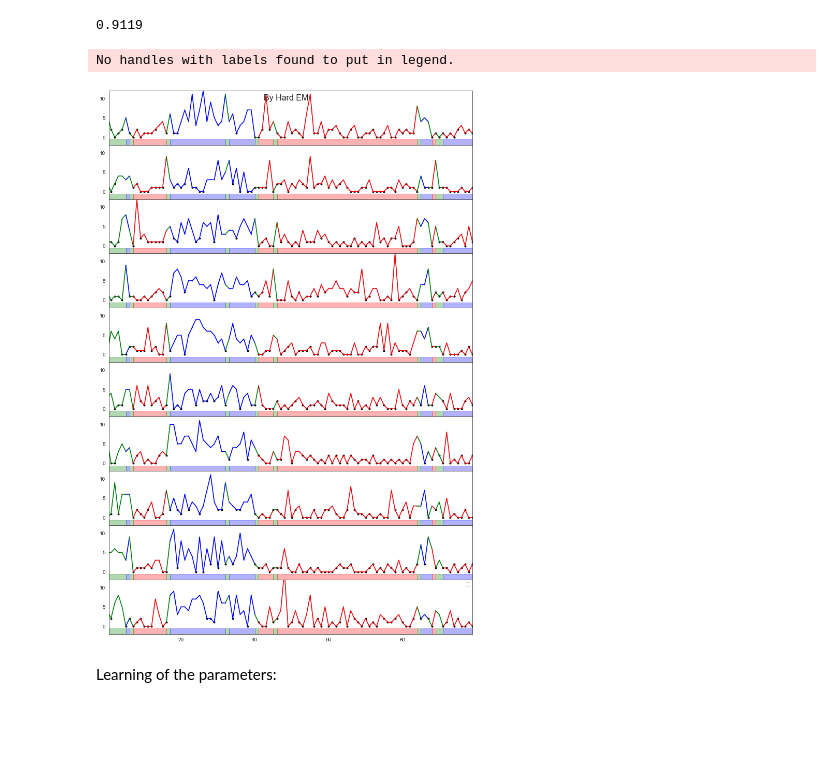
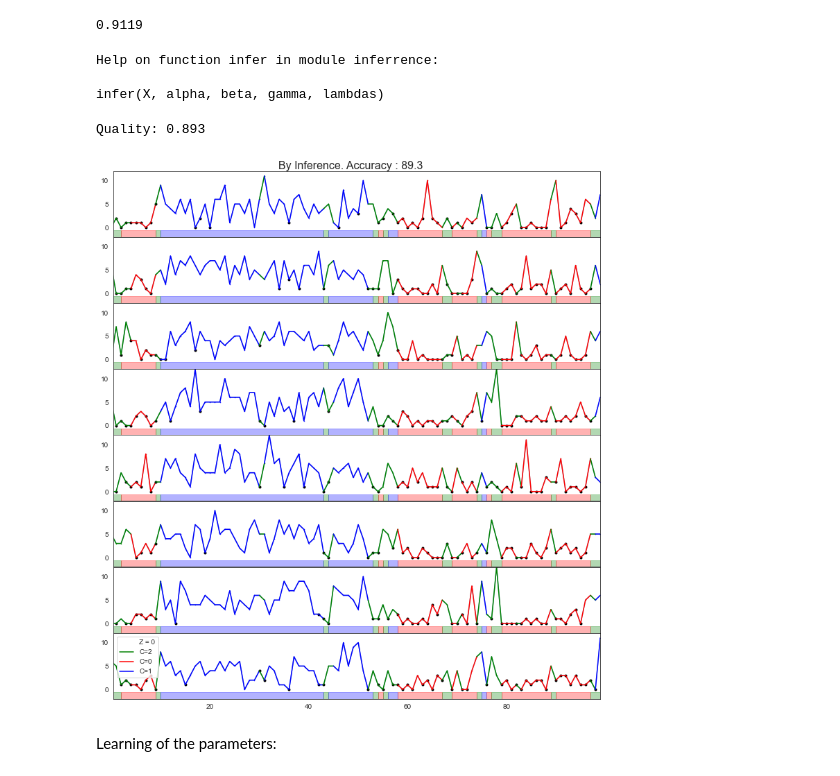
Before and after one commit to JakobSchauser/MLandData, a Jupyter notebook: ModComp/Project/ForwardSimulation.ipynb, the cells around one changed output. Saved outputs shown, nothing was run; the diff lists cells and outputs as text; code cells hidden in the pictures; blank space fills up the shorter version.

```diff
--- a/ModComp/Project/ForwardSimulation.ipynb
+++ b/ModComp/Project/ForwardSimulation.ipynb
@@ -100,13 +102,16 @@ def calc_parameters(X,z,C):
         gammas.append(gamma2)
         gamma0 = C02/C0
         gammas.append(gamma0)
+        # print(gamma0 + (1-gamma2))
     if C1 != 0:
         gamma3 = 1-C11/C1
         gammas.append(gamma3)
         gamma1 = C12/C1
         gammas.append(gamma1)
+        # print(gamma1 + (1-gamma3))
 
 
+    # print(gammas)
     gamma_guess = clamp(np.mean(gammas),0,1)
 
     betas = []
@@ -132,7 +137,7 @@ beta = 0.5
 gamma = 0.1
 lambdas = np.array([1,5]).astype(float)
 
-n, T = 10, 1000
+n, T = 10, 10000
 C, z, X = simulate(n, T, 2, alpha, beta, gamma, lambdas)
 
 alpha_guess, beta_guess, gamma_guess, lambda_guess = calc_parameters(X,z,C)
@@ -188,15 +195,16 @@ Done simulating
 # %%
 
-fig, axs = plt.subplots(2,2,figsize = (7,7))
+fig, axs = plt.subplots(2,2,figsize = (7,7),sharex = 'col',sharey = 'row')
 
 axs = axs.flatten()
 
 names = ["Alpha", "Beta", "Gamma", "Lambdas"]
 for i in range(5):
-    axs[min(i,3)].hist(qual[:,i][qual[:,i] > -np.std(qual[:,i]*2)],bins=19, histtype ="step")
+    axs[min(i,3)].hist(qual[:,i]*100,bins=19, histtype ="step")
     axs[min(i,3)].set_title(names[min(i,3)])
 
-fig.suptitle("Distribution of residuals for 1000 runs of simulation",fontsize = 13)
+fig.suptitle("Distribution of residuals for 500 runs of simulation",fontsize = 13)
 
 fig.tight_layout()
+plt.show()
 # %% [output]
@@ -414,21 +505,40 @@ Percentage of correct predictions for C=0: 95.6%
 Percentage of correct predictions for C=1: 92.5%
 Percentage of correct predictions for C=2: 85.4%
 0.9119
+# %%
+help(infer)
+# %% [output]
+Help on function infer in module inferrence:
+
+infer(X, alpha, beta, gamma, lambdas)
 # %%
 # T = 100
 # n = 10
-# C, z, X = simulate(n,2*2*50000,2)
 
+# alpha = 0.9
+# beta = 0.5
+# gamma = 0.1
+# lambdas = np.array([1,5])
+
+# n, T = 10, 2000
+
+# C, z, x = simulate(n,T,2,alpha,beta,gamma,lambdas)
+
+# C_pred, z_pred = infer(x,alpha,beta,gamma,lambdas)
+
+print(f"Quality: {np.mean(C==C_pred)}")
 # clf = LogisticRegression().fit(X,C)
 
 # C, z, x = simulate(n,T,2)
 
 # C_pred = clf.predict(x)
 
-n = 10
+
+
+n = 8
 T = 100
 
-fig, axs = plt.subplots(n,1,figsize = (10,15),sharex=True)
+fig, axs = plt.subplots(n,1,figsize = (10,11),sharex=True)
 
 x_split = [x[C == i] for i in range(3)]
 x_axis_split = [np.array([xx for xx in range(len(C))])[C == i] for i in range(3)]
@@ -442,7 +552,8 @@ for nn in range(n):
     lt = 0
     lt_pred = 0
 
-    made = np.ones(3)
+    made = np.zeros(3)
+    made2 = False
 
     for t in range(1,T):
         axs[nn].plot([t],x[t,nn],'.',color=['red','blue','green'][cc], markersize = 1)
@@ -452,37 +563,39 @@ for nn in range(n):
             if not made[cc]:
                 made[cc] = True
                 axs[nn].plot(xxx, x[lt:t+1,nn],color =['red','blue','green'][cc], label = f"C={cc}")
 
             else:
                 axs[nn].plot(xxx, x[lt:t+1,nn],color =['red','blue','green'][cc] )
             cc = C[t]
             lt = t
 
         if cc_pred != C_pred[t]:
             axs[nn].axvspan(lt_pred, t, ymin = 0, ymax = p,alpha=0.3, color=['red','blue','green'][cc_pred])
             # axs[nn].axvspan(lt_pred+0.5, t+0.5, ymin = 0, ymax = 1,alpha=0.05, color=['red','blue','green'][cc_pred])
             # axs[nn].fill_between([i for i in range(lt_pred,t+1)],x[lt_pred:t+1,nn],color = ['red','blue','green'][cc_pred],alpha = 0.2)
             cc_pred = C_pred[t]
             lt_pred = t
-        axs[nn].plot([t],x[t,nn],'.',color='black', alpha = [1,0][z[t,nn]])
+
+        axs[nn].plot([t],x[t,nn],'.',color='black', alpha = [1,0][z[t,nn]], label = "Z = 0" if not made2 else None)
+        made2 = True
 
     # axs[nn].plot([i for i in range(lt,t+1)],x[lt:t+1,nn],'.',color=['red','blue','green'][cc])
     axs[nn].plot([i for i in range(lt,t+1)], x[lt:t+1,nn],color =['red','blue','green'][cc], markersize = 13)
     axs[nn].axvspan(lt_pred,T, ymin = 0, ymax = p, alpha=0.3, color=['blue','red','green'][cc_pred])
 
 
     axs[nn].set_xlim(0+0.5,T-1)
     axs[nn].set_ylim(-2,12)
 
     axs[nn].set_yticks([0,5,10])
 
 plt.legend()
-fig.suptitle(f"By Hard EM",fontsize = 16)#Accuracy = {np.mean(C_pred == C)*100}",fontsize=16)
+fig.suptitle(f"By Inference. Accuracy : {np.mean(C_pred == C)*100:.3}",fontsize = 16, y = 1)#",fontsize=16)
 plt.tight_layout(pad = 0)
 plt.show()
 # %% [output]
-No handles with labels found to put in legend.
+Quality: 0.893
-[figure, old version]
+[figure, new version]
 # %% [markdown]
 Learning of the parameters:
 # %%
```
Also changed, not shown: parts of 15 cells of this notebook, 9 other files.
